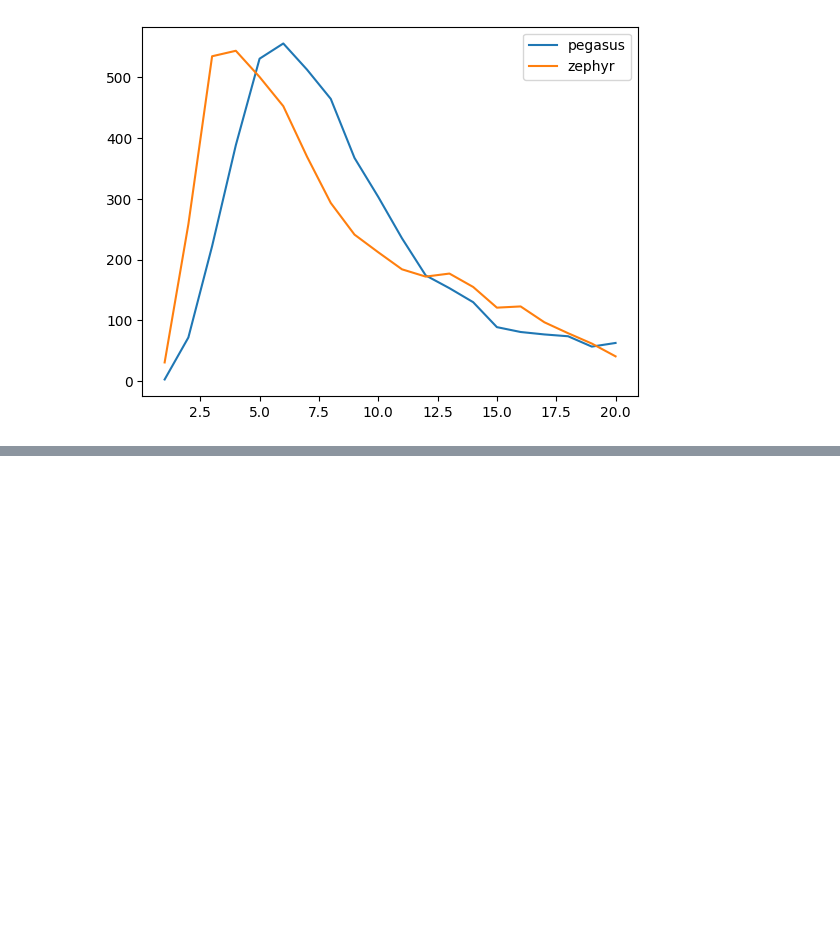
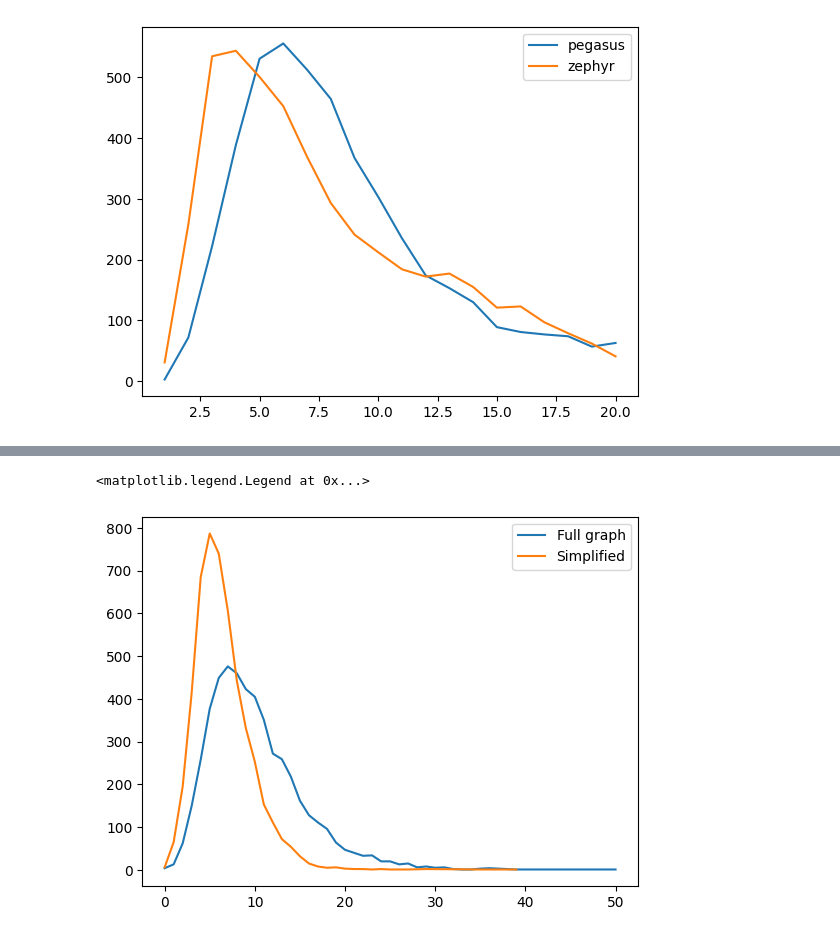
Before and after one commit to atg205/DWaveDynamics, a Jupyter notebook: notebooks/tests.ipynb, the cells around one changed output, grey strips where cells are left out. Saved outputs shown, nothing was run; the diff lists cells and outputs as text; code cells hidden in the pictures; blank space fills up the shorter version.

Commit message:
data

```diff
--- a/notebooks/tests.ipynb
+++ b/notebooks/tests.ipynb
@@ -14,7 +14,7 @@ from dwave_networkx.generators.pegasus import (get_tuple_defragmentation_fn, fra
 from dwave.system import DWaveSampler, EmbeddingComposite
 import matplotlib.pyplot as plt
 # %%
-def get_sampleset(topology, precision):
+def get_sampleset(topology, precision, simplify = True):
     # We simulate evolution under the Hamiltonian 1/2 pi * Sigma_y...
     SY = np.array([[0, -1.0j], [1.0j, 0.0]])
     PSI0 = np.array([1, 0], dtype=np.complex128)  # Difference b. Initial state can now be complex.
@@ -29,11 +29,12 @@ def get_sampleset(topology, precision):
     qubo = problem.qubo(objective=Objective.norm)  # Other choice would be to use Objective.hessian
     num_int = qubo.num_interactions + 1
 
-    while (num_int > qubo.num_interactions):
-        num_int = qubo.num_interactions
-        for key,value in qubo.quadratic.items():
-            if value == 0:
-                qubo.remove_interaction(key[0],key[1])
+    if simplify:
+        while (num_int > qubo.num_interactions):
+            num_int = qubo.num_interactions
+            for key,value in qubo.quadratic.items():
+                if value == 0:
+                    qubo.remove_interaction(key[0],key[1])
 
 
     assert qubo.num_variables == problem.hamiltonian.shape[0] * len(problem.times) * problem.num_bits_per_var * 2
@@ -54,10 +55,10 @@ def get_sampleset(topology, precision):
 # %%
 for i in range(0,5):
     topology = 'pegasus'
-    for precision in [2,3,4]:
+    for precision in [2]:
 
-        dw_result = get_sampleset(topology, precision)
-        file_name = f"../data/{topology}_{precision}_{i}.json"
+        dw_result = get_sampleset(topology, precision,simplify=False)
+        file_name = f"../data/basic/{topology}_{precision}_{i}.json"
         with open(file_name,'w') as f:
             json.dump(dw_result.to_serializable(),f)
 # %% [markdown]
@@ -136,0 +140,14 @@ plt.legend()
+# %%
+for topology in ['pegasus']:
+    for i in [2]:
+        regex = re.compile(rf'{topology}_{i}_')
+
+        precision_files = ([file for file in files if regex.search(file)])
+        samplesets = [dimod.SampleSet.from_serializable(json.load(open(f'../data/basic/{f}','r'))) for f in precision_files]
+        samplesets = [s.to_pandas_dataframe()[['energy','num_occurrences']] for s in samplesets]
+        s = pd.concat(samplesets)
+        s['topology'] = topology
+        s['precision'] = i
+        s['energy'] = round(s['energy']+ 0.49)
+df_basic = s.copy()[['energy','num_occurrences']]
+df_basic
@@ -136,0 +168,3 @@ plt.legend()
+# %%
+df_basic_grouped = df_basic[['energy','num_occurrences']].groupby('energy').sum().reset_index()
+df_basic_grouped
@@ -136,0 +189,7 @@ plt.legend()
+# %%
+plt.plot(df_basic_grouped['energy'],df_basic_grouped['num_occurrences'],label="Full graph")
+plt.plot(dfs_grouped['pegasus',2],label="Simplified")
+plt.legend()
+# %% [output]
+<matplotlib.legend.Legend at 0x...>
+[figure, added]
```
Also changed, not shown: parts of 4 cells of this notebook, 7 other files.
